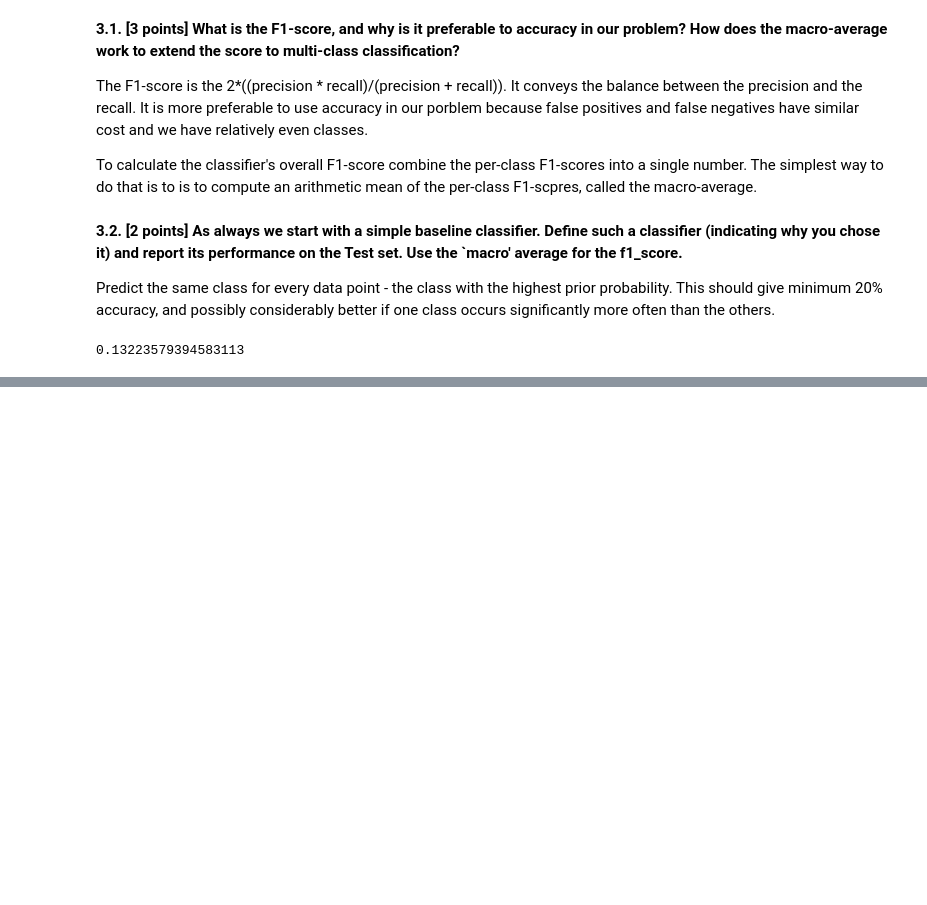
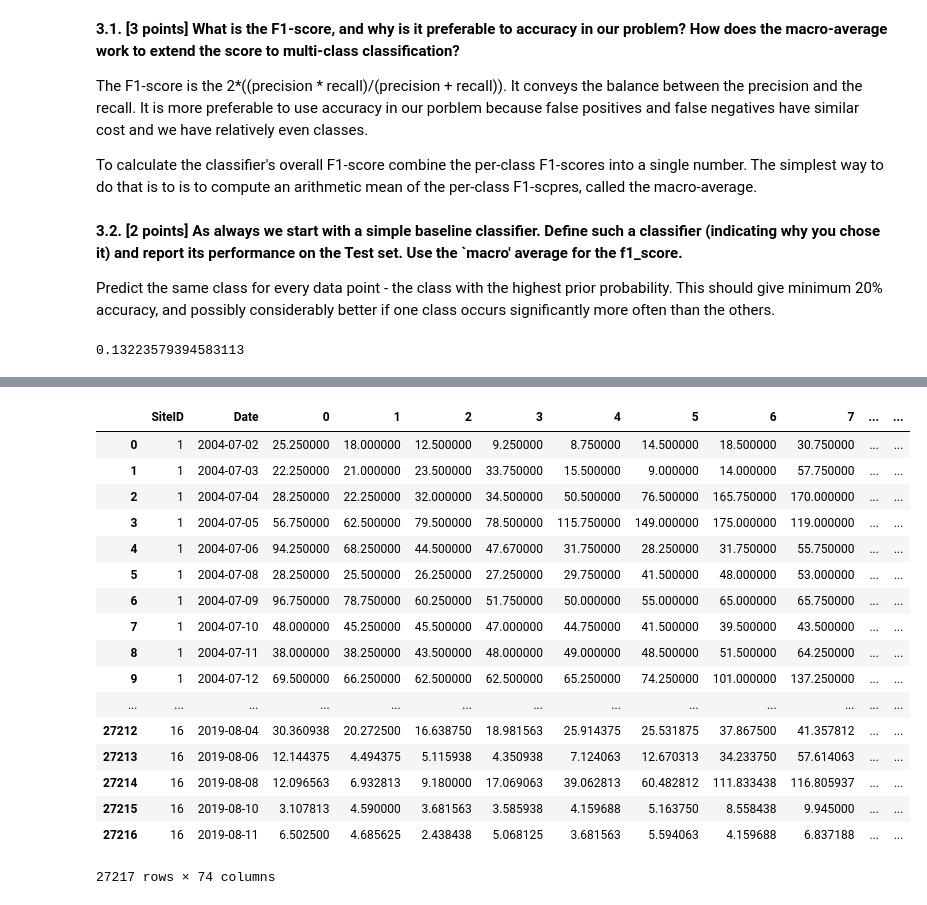
Before and after one commit to athiyadeviyani/Introductory-Applied-Machine-Learning, a Jupyter notebook: IAML_CW2.ipynb, the cells around one changed output, grey strips where cells are left out. Drawn from its saved outputs; the diff is of its cells as text; code cells hidden in the pictures; blank space fills up the shorter version.

```diff
--- a/IAML_CW2.ipynb
+++ b/IAML_CW2.ipynb
@@ -286,0 +895,24 @@ baseline_accuracy
+# %%
+bristol_dayaligned_loc = os.path.join(os.getcwd(), 'Data', 'PartB', 'BristolAir_DayAligned.csv')
+bristol_dayaligned = pd.read_csv(bristol_dayaligned_loc, delimiter=',', compression='bz2')
+# %%
+bristol_dayaligned
+# %% [output]
+|  | SiteID | Date | 0 | 1 | 2 | 3 | 4 | 5 | 6 | 7 | ... | ... |
+| 0 | 1 | 2004-07-02 | 25.250000 | 18.000000 | 12.500000 | 9.250000 | 8.750000 | 14.500000 | 18.500000 | 30.750000 | ... | ... |
+| 1 | 1 | 2004-07-03 | 22.250000 | 21.000000 | 23.500000 | 33.750000 | 15.500000 | 9.000000 | 14.000000 | 57.750000 | ... | ... |
+| 2 | 1 | 2004-07-04 | 28.250000 | 22.250000 | 32.000000 | 34.500000 | 50.500000 | 76.500000 | 165.750000 | 170.000000 | ... | ... |
+| 3 | 1 | 2004-07-05 | 56.750000 | 62.500000 | 79.500000 | 78.500000 | 115.750000 | 149.000000 | 175.000000 | 119.000000 | ... | ... |
+| 4 | 1 | 2004-07-06 | 94.250000 | 68.250000 | 44.500000 | 47.670000 | 31.750000 | 28.250000 | 31.750000 | 55.750000 | ... | ... |
+| 5 | 1 | 2004-07-08 | 28.250000 | 25.500000 | 26.250000 | 27.250000 | 29.750000 | 41.500000 | 48.000000 | 53.000000 | ... | ... |
+| 6 | 1 | 2004-07-09 | 96.750000 | 78.750000 | 60.250000 | 51.750000 | 50.000000 | 55.000000 | 65.000000 | 65.750000 | ... | ... |
+| 7 | 1 | 2004-07-10 | 48.000000 | 45.250000 | 45.500000 | 47.000000 | 44.750000 | 41.500000 | 39.500000 | 43.500000 | ... | ... |
+| 8 | 1 | 2004-07-11 | 38.000000 | 38.250000 | 43.500000 | 48.000000 | 49.000000 | 48.500000 | 51.500000 | 64.250000 | ... | ... |
+| 9 | 1 | 2004-07-12 | 69.500000 | 66.250000 | 62.500000 | 62.500000 | 65.250000 | 74.250000 | 101.000000 | 137.250000 | ... | ... |
+| ... | ... | ... | ... | ... | ... | ... | ... | ... | ... | ... | ... | ... |
+| 27212 | 16 | 2019-08-04 | 30.360938 | 20.272500 | 16.638750 | 18.981563 | 25.914375 | 25.531875 | 37.867500 | 41.357812 | ... | ... |
+| 27213 | 16 | 2019-08-06 | 12.144375 | 4.494375 | 5.115938 | 4.350938 | 7.124063 | 12.670313 | 34.233750 | 57.614063 | ... | ... |
+| 27214 | 16 | 2019-08-08 | 12.096563 | 6.932813 | 9.180000 | 17.069063 | 39.062813 | 60.482812 | 111.833438 | 116.805937 | ... | ... |
+| 27215 | 16 | 2019-08-10 | 3.107813 | 4.590000 | 3.681563 | 3.585938 | 4.159688 | 5.163750 | 8.558438 | 9.945000 | ... | ... |
+| 27216 | 16 | 2019-08-11 | 6.502500 | 4.685625 | 2.438438 | 5.068125 | 3.681563 | 5.594063 | 4.159688 | 6.837188 | ... | ... |
+27217 rows × 74 columns
```
Also changed, not shown: parts of 79 cells of this notebook, 10 other files.
